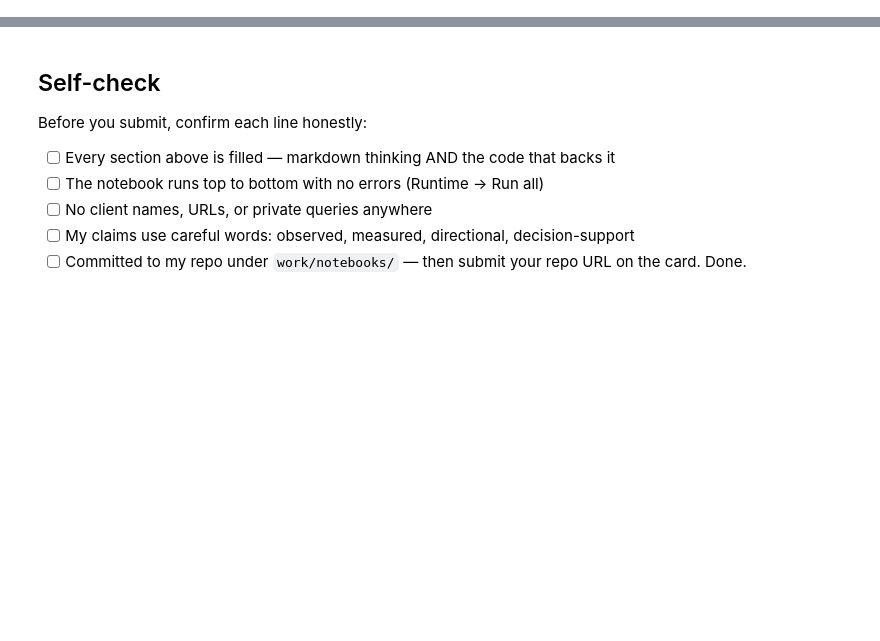
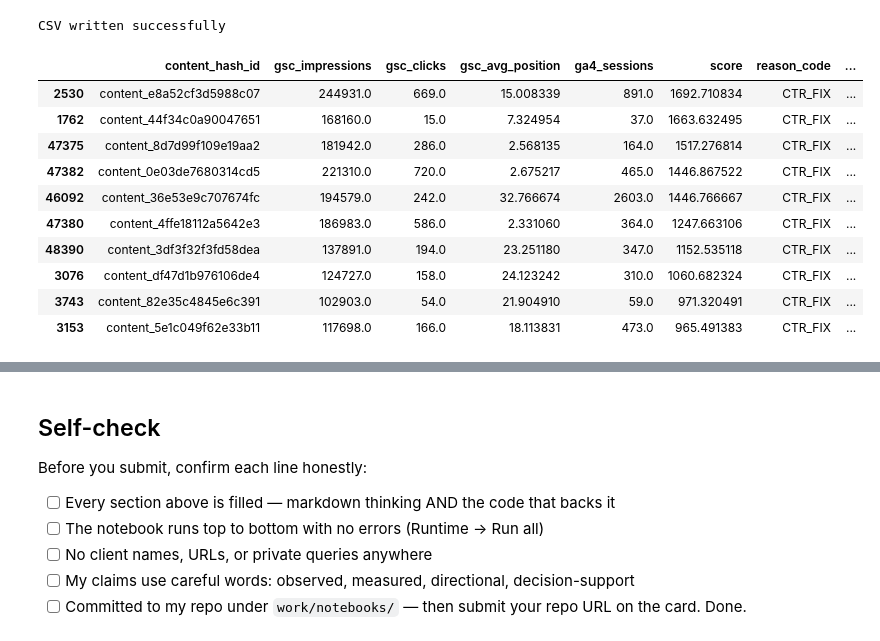
Before and after one commit to Syed-Hunain-Naqvi/Flyrank-Internship, a Jupyter notebook: work/notebooks/w04_baseline_score.ipynb, the cells around one changed output, grey strips where cells are left out. Saved outputs shown, nothing was run; the diff lists cells and outputs as text; code cells hidden in the pictures; blank space fills up the shorter version.

```diff
--- a/work/notebooks/w04_baseline_score.ipynb
+++ b/work/notebooks/w04_baseline_score.ipynb
@@ -12,0 +138,50 @@ This skeleton is yours to fill. Work the sections **in order** — each one has
+# %%
+# This cell is for CODE (numbers, a query, a check).
+# Write your text answer in the cell ABOVE this one — typing sentences here breaks Run All.
+df = con.sql(f"""
+SELECT
+    content_hash_id,
+    SUM(gsc_impressions) AS gsc_impressions,
+    SUM(gsc_clicks) AS gsc_clicks,
+    AVG(gsc_avg_position) AS gsc_avg_position,
+    SUM(ga4_sessions) AS ga4_sessions
+FROM read_parquet(
+'{rel}/fact_content_daily_performance/month=2026-03/*.parquet'
+)
+WHERE ga4_data_available IS TRUE
+GROUP BY content_hash_id
+""").df()
+
+df["score"] = (
+    (df["gsc_impressions"] / 100)
+    - df["gsc_clicks"]
+    + (df["gsc_avg_position"] / 10)
+    - (df["ga4_sessions"] / 10)
+)
+
+df["reason_code"] = "CTR_FIX"
+df["action"] = "Review Content"
+
+df = df.sort_values("score", ascending=False)
+
+df.to_csv(
+    "work/outputs/baseline_action_score.csv",
+    index=False
+)
+
+print("CSV written successfully")
+
+df.head(10)
+# %% [output]
+CSV written successfully
+|  | content_hash_id | gsc_impressions | gsc_clicks | gsc_avg_position | ga4_sessions | score | reason_code | ... |
+| 2530 | content_e8a52cf3d5988c07 | 244931.0 | 669.0 | 15.008339 | 891.0 | 1692.710834 | CTR_FIX | ... |
+| 1762 | content_44f34c0a90047651 | 168160.0 | 15.0 | 7.324954 | 37.0 | 1663.632495 | CTR_FIX | ... |
+| 47375 | content_8d7d99f109e19aa2 | 181942.0 | 286.0 | 2.568135 | 164.0 | 1517.276814 | CTR_FIX | ... |
+| 47382 | content_0e03de7680314cd5 | 221310.0 | 720.0 | 2.675217 | 465.0 | 1446.867522 | CTR_FIX | ... |
+| 46092 | content_36e53e9c707674fc | 194579.0 | 242.0 | 32.766674 | 2603.0 | 1446.766667 | CTR_FIX | ... |
+| 47380 | content_4ffe18112a5642e3 | 186983.0 | 586.0 | 2.331060 | 364.0 | 1247.663106 | CTR_FIX | ... |
+| 48390 | content_3df3f32f3fd58dea | 137891.0 | 194.0 | 23.251180 | 347.0 | 1152.535118 | CTR_FIX | ... |
+| 3076 | content_df47d1b976106de4 | 124727.0 | 158.0 | 24.123242 | 310.0 | 1060.682324 | CTR_FIX | ... |
+| 3743 | content_82e35c4845e6c391 | 102903.0 | 54.0 | 21.904910 | 59.0 | 971.320491 | CTR_FIX | ... |
+| 3153 | content_5e1c049f62e33b11 | 117698.0 | 166.0 | 18.113831 | 473.0 | 965.491383 | CTR_FIX | ... |
```
Also changed, not shown: parts of 15 cells of this notebook.
